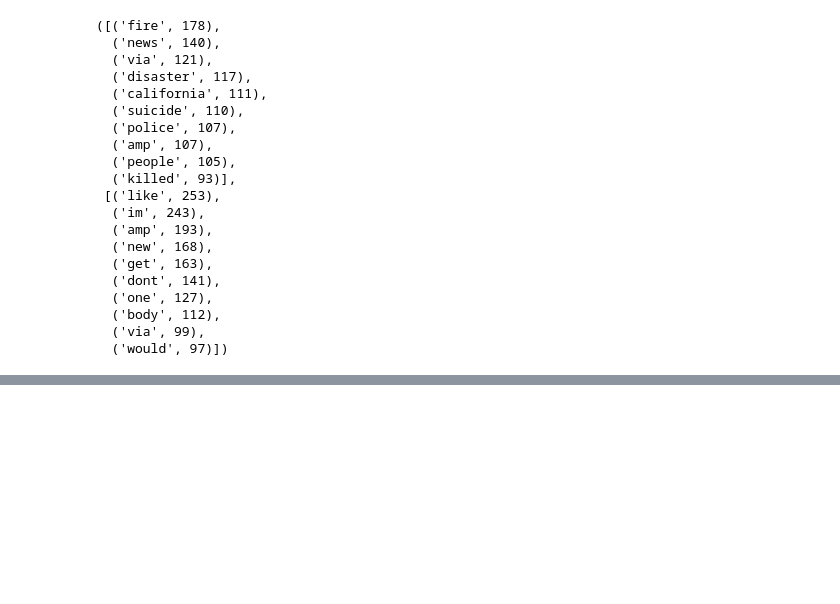
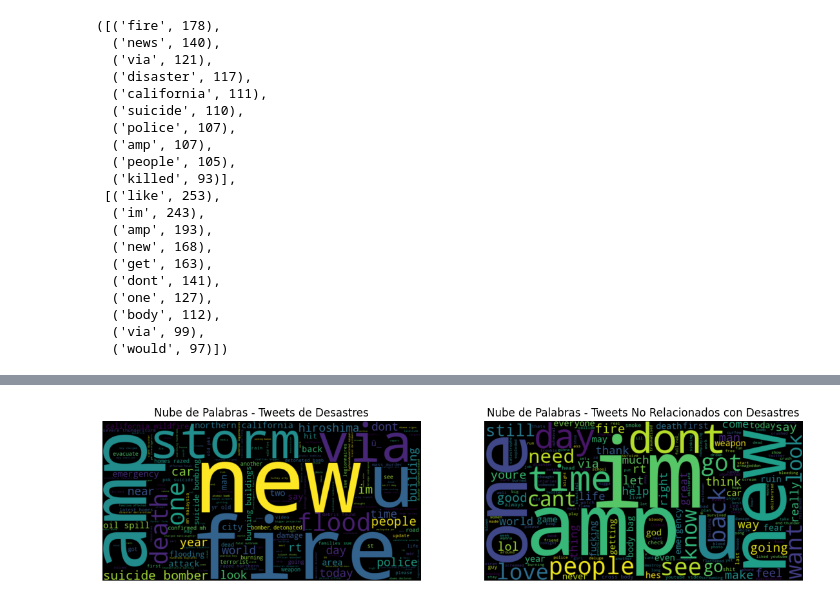
Before and after one commit to AGM54/labdsss, a Jupyter notebook: ds.ipynb, the cells around one changed output, grey strips where cells are left out. Drawn from its saved outputs; the diff is of its cells as text; code cells hidden in the pictures; blank space fills up the shorter version.

Commit message:
nube
nube

```diff
--- a/ds.ipynb
+++ b/ds.ipynb
@@ -133,0 +134,24 @@ bigramas o trigramas para analizar contexto?
+# %%
+from wordcloud import WordCloud
+import matplotlib.pyplot as plt
+
+# Crear nubes de palabras
+disaster_wordcloud = WordCloud(width=800, height=400).generate(" ".join(disaster_tweets['clean_text']))
+non_disaster_wordcloud = WordCloud(width=800, height=400).generate(" ".join(non_disaster_tweets['clean_text']))
+
+# Mostrar las nubes de palabras
+plt.figure(figsize=(14, 7))
+
+plt.subplot(1, 2, 1)
+plt.imshow(disaster_wordcloud, interpolation='bilinear')
+plt.title('Nube de Palabras - Tweets de Desastres')
+plt.axis('off')
+
+plt.subplot(1, 2, 2)
+plt.imshow(non_disaster_wordcloud, interpolation='bilinear')
+plt.title('Nube de Palabras - Tweets No Relacionados con Desastres')
+plt.axis('off')
+
+plt.show()
+# %% [output]
+[figure, added]
```
Also changed, not shown: parts of 3 cells of this notebook.
